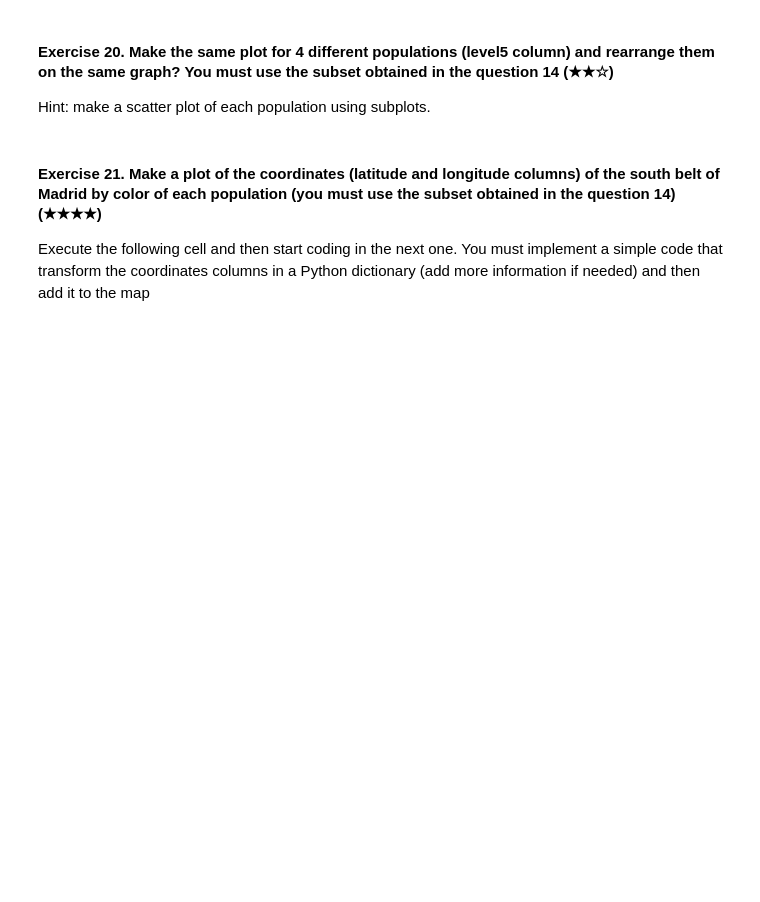
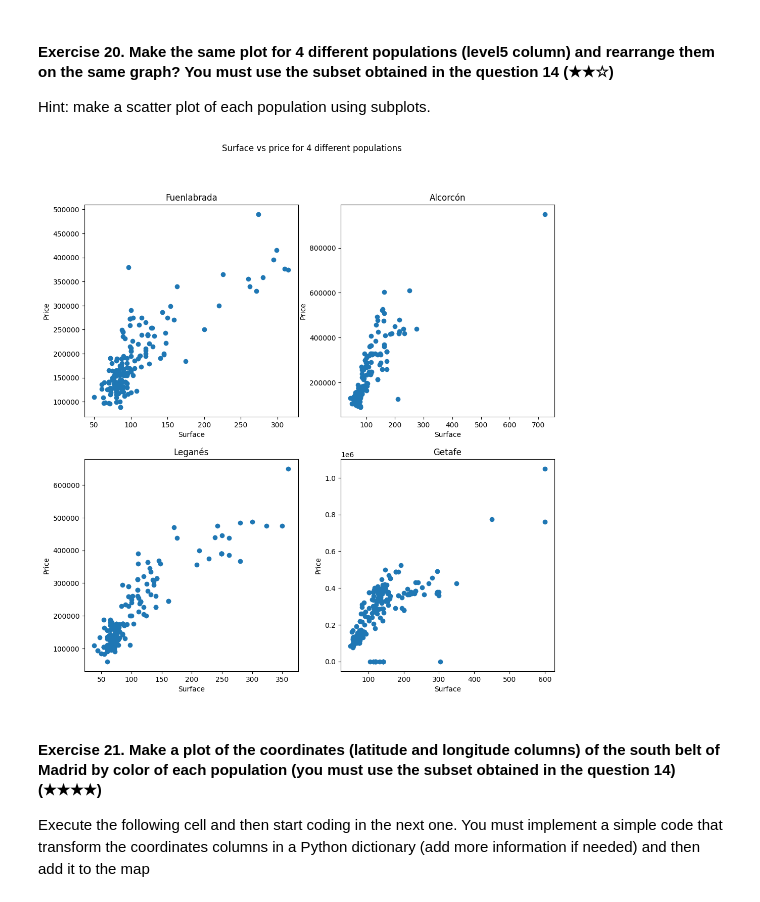
Before and after one commit to sbarcelona11/realestate-datacleanup-exercise, a Jupyter notebook: project.ipynb, the cells around one changed output. Saved outputs shown, nothing was run; the diff lists cells and outputs as text; code cells hidden in the pictures; blank space fills up the shorter version.

```diff
--- a/project.ipynb
+++ b/project.ipynb
@@ -289,6 +415,23 @@ Hint: Create a new column called `pps` (price per square) and then analyse the v
 Hint: make a scatter plot of each population using subplots.
 # %%
 # TODO
+data = ds[ds['level5'].isin(("Fuenlabrada", "Leganés", "Getafe", "Alcorcón"))]
+populations = normalized_data['level5'].unique()
+
+plt.figure(figsize=(12,12))
+plt.suptitle("Surface vs price for 4 different populations")
+id = 1
+
+for population in populations:
+    population_data = data[data["level5"] == population]
+    plt.subplot(2, 2, id)
+    plt.scatter(population_data["surface"], population_data["price"])
+    plt.xlabel("Surface")
+    plt.ylabel("Price")
+    plt.title(population)
+    id+=1
+# %% [output]
+[figure, added]
 # %% [markdown]
 #### Exercise 21. Make a plot of the coordinates (latitude and longitude columns) of the south belt of Madrid by color of each population (you must use the subset obtained in the question 14) (★★★★)
 
```
Also changed, not shown: parts of 13 cells of this notebook.
